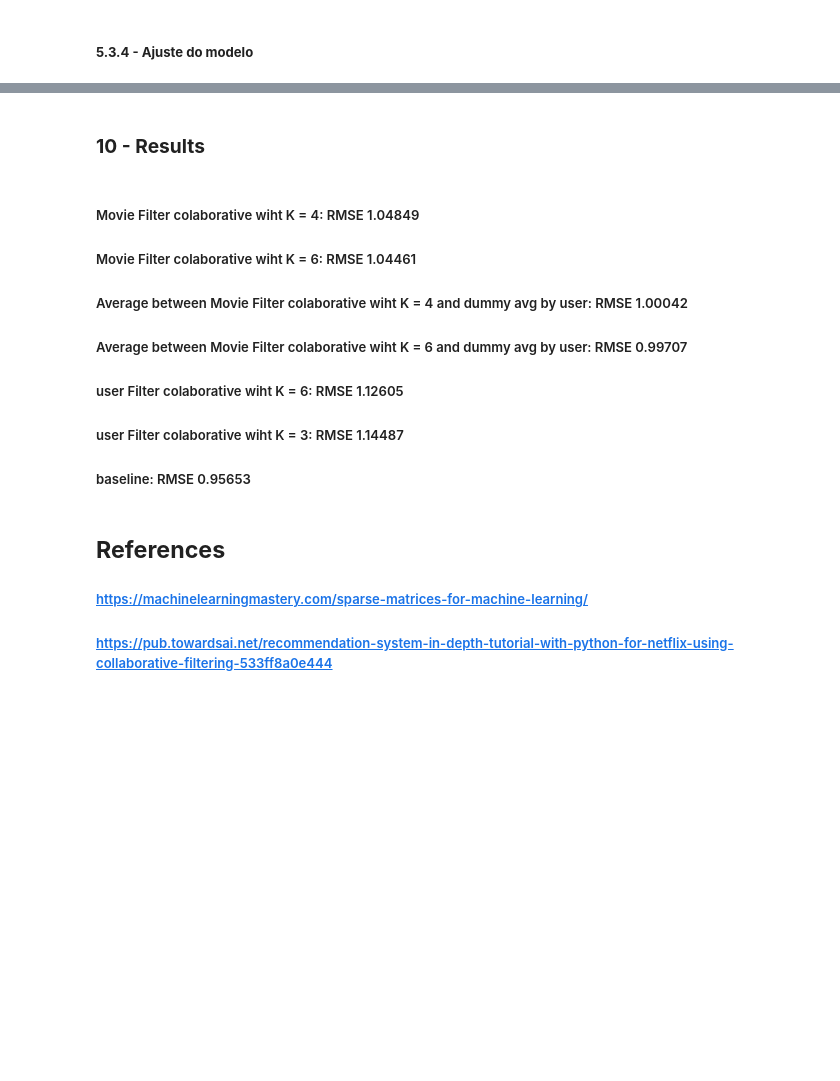
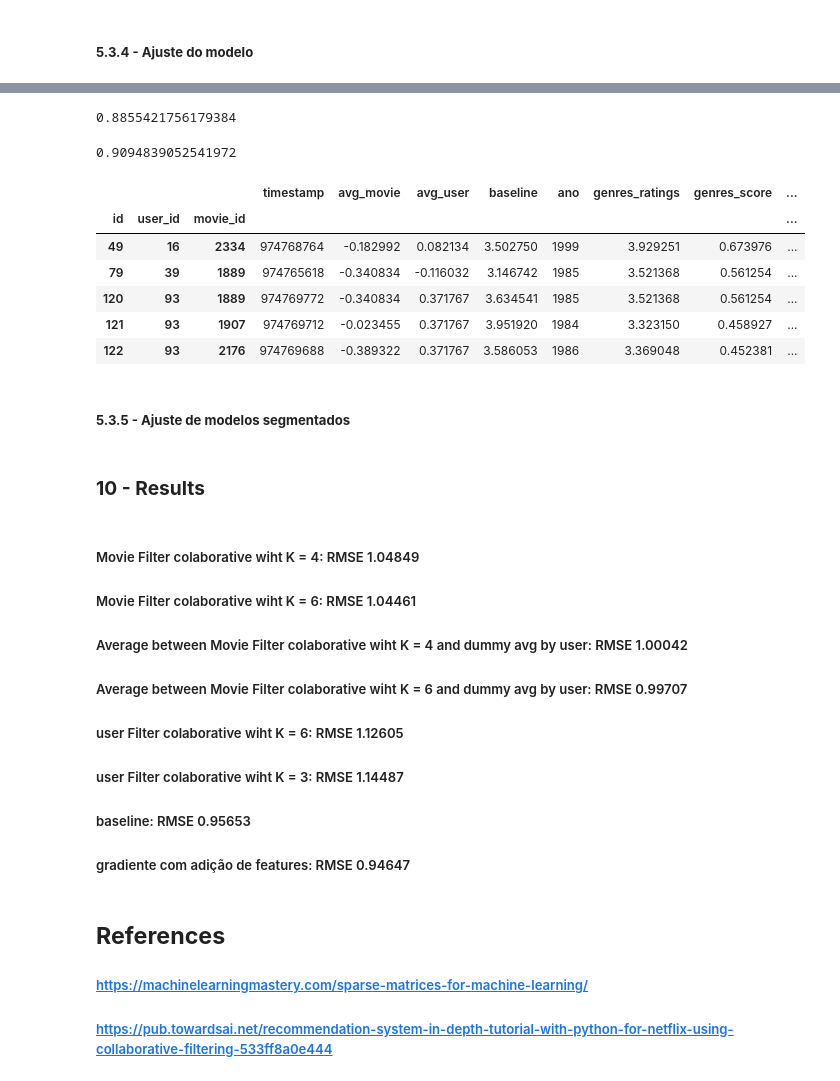
Before and after one commit to rodolfoarruda/MachineLearning, a Jupyter notebook: recom_sys_v2.ipynb, the cells around one changed output, grey strips where cells are left out. Drawn from its saved outputs; the diff is of its cells as text; code cells hidden in the pictures; blank space fills up the shorter version.

```diff
--- a/recom_sys_v2.ipynb
+++ b/recom_sys_v2.ipynb
@@ -945,0 +1018,26 @@ df_valid4.head()
+# %%
+# Dados
+
+train = df_train4.loc[df_train4["Fantasy"] == 1].copy()
+y_train = np.array(train['rating'].copy())
+del train['rating']
+test = df_test4.loc[df_test4["Fantasy"] == 1].copy()
+y_test  = np.array(test['rating'].copy())
+del test['rating']
+
+valid = df_valid4.loc[df_valid4["Fantasy"] == 1].copy()
+# %%
+from xgboost import XGBRegressor
+
+model = XGBRegressor(nthread=-1,n_estimators=300,max_depth=7,
+                      colsample_bytree=0.8,
+                      learning_rate=0.1,
+                      subsample=0.8,
+                      gamma=5,
+                      min_child_weight = 30,
+                      reg_lambda = 22,
+                      reg_alpha = 22,
+                      objective='reg:squarederror',
+
+                      seed=123)
+model.fit(train, y_train)
@@ -945,0 +1055,27 @@ df_valid4.head()
+# %%
+from sklearn.metrics import mean_squared_error as mse
+MSE = mse(y_true, y_pred)
+RMSE = np.sqrt(MSE)
+RMSE
+# %% [output]
+0.8855421756179384
+# %%
+y_pred = model.predict(test) # Predictions
+y_true = y_test # True values
+
+MSE = mse(y_true, y_pred)
+RMSE = np.sqrt(MSE)
+RMSE
+# %% [output]
+0.9094839052541972
+# %%
+valid['rating'] = model.predict(valid) # Predictions
+valid.head()
+# %% [output]
+|  |  |  | timestamp | avg_movie | avg_user | baseline | ano | genres_ratings | genres_score | ... |
+| id | user_id | movie_id |  |  |  |  |  |  |  | ... |
+| 49 | 16 | 2334 | 974768764 | -0.182992 | 0.082134 | 3.502750 | 1999 | 3.929251 | 0.673976 | ... |
+| 79 | 39 | 1889 | 974765618 | -0.340834 | -0.116032 | 3.146742 | 1985 | 3.521368 | 0.561254 | ... |
+| 120 | 93 | 1889 | 974769772 | -0.340834 | 0.371767 | 3.634541 | 1985 | 3.521368 | 0.561254 | ... |
+| 121 | 93 | 1907 | 974769712 | -0.023455 | 0.371767 | 3.951920 | 1984 | 3.323150 | 0.458927 | ... |
+| 122 | 93 | 2176 | 974769688 | -0.389322 | 0.371767 | 3.586053 | 1986 | 3.369048 | 0.452381 | ... |
@@ -946,3 +1086,5 @@ df_valid4.head()
+# %% [markdown]
+##### **5.3.5 - Ajuste de modelos segmentados**
 # %% [markdown]
 ### **10 - Results**
 # %% [markdown]
@@ -953,6 +1095,7 @@ df_valid4.head()
 ##### user Filter colaborative wiht K = 6: RMSE 1.12605
 ##### user Filter colaborative wiht K = 3: RMSE 1.14487
 ##### baseline: RMSE 0.95653
+##### gradiente com adição de features: RMSE 0.94647
 # %% [markdown]
 ## **References**
 
```
Also changed, not shown: parts of 15 cells of this notebook.
